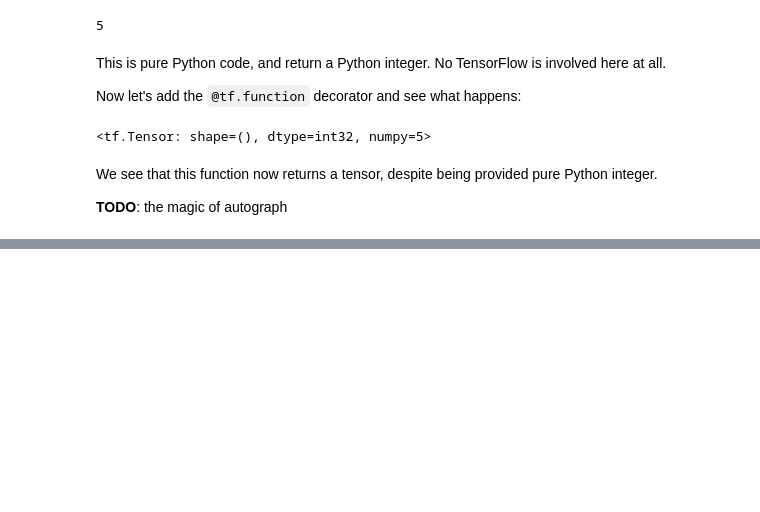
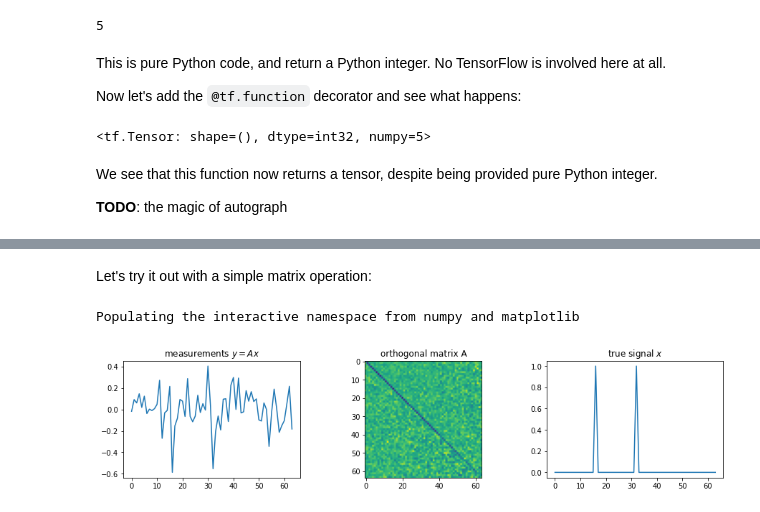
Before and after one commit to CosmoStat/Tutorials, a Jupyter notebook: TensorFlowFirstSteps.ipynb, the cells around one changed output, grey strips where cells are left out. Cells and saved outputs as stored; diff of their text form; code cells hidden in the pictures; blank space fills up the shorter version.

```diff
--- a/TensorFlowFirstSteps.ipynb
+++ b/TensorFlowFirstSteps.ipynb
@@ -138,0 +149,30 @@ The most important part of TensorFlow is automatic differentation.
+# %% [markdown]
+Let's try it out with a simple matrix operation:
+# %%
+# Let's build a random orthogonal matrix
+A = np.random.randn(64, 64)
+A,_ = np.linalg.qr(A.T.dot(A)) # We make it nice and orthogonal ;-)
+
+# Define a true input vector
+x_t = np.zeros(64)
+x_t[[16,32]] =1.0
+
+# Compute some observations
+y = A.dot(x_t)
+# %%
+#@title Plotting
+
+%pylab inline
+figure(figsize=(15,3))
+subplot(131)
+plot(y)
+title(r'measurements $y = A x$')
+subplot(132)
+imshow(A)
+title(r'orthogonal matrix A')
+subplot(133)
+plot(x_t)
+title(r'true signal $x$');
+# %% [output]
+Populating the interactive namespace from numpy and matplotlib
+[figure, added]
```
Also changed, not shown: parts of 16 cells of this notebook.
